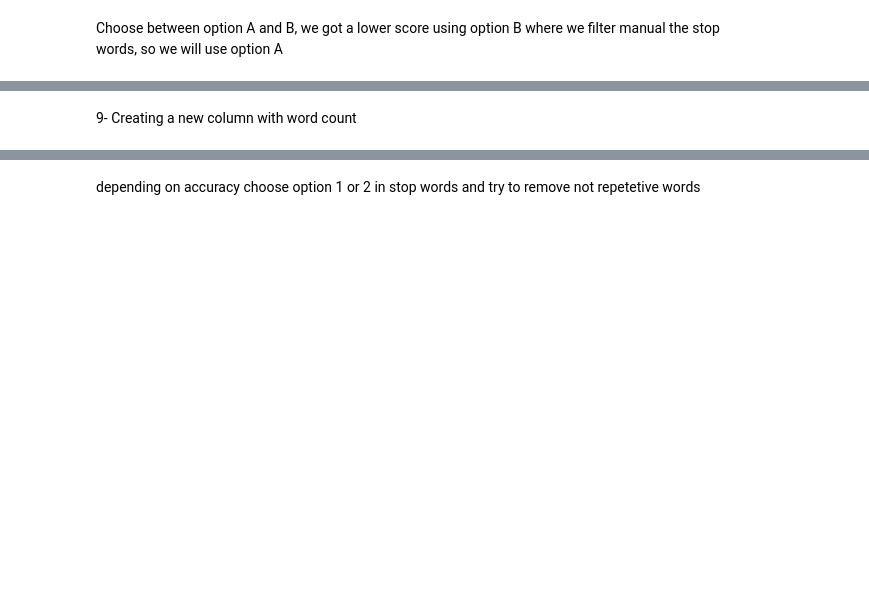
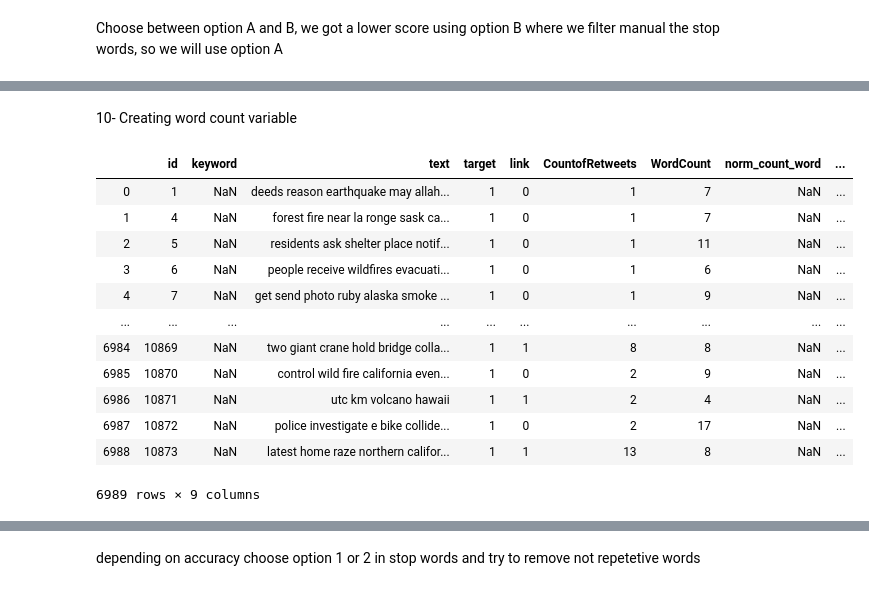
Before and after one commit to tommychum/NLP-ass1, a Jupyter notebook: Twitter_CYRILGEBARA+TOMMASOMERCALDO.ipynb, the cells around one changed output, grey strips where cells are left out. Saved outputs shown, nothing was run; the diff lists cells and outputs as text; code cells hidden in the pictures; blank space fills up the shorter version.

```diff
--- a/Twitter_CYRILGEBARA+TOMMASOMERCALDO.ipynb
+++ b/Twitter_CYRILGEBARA+TOMMASOMERCALDO.ipynb
@@ -226,2 +183,0 @@ Al Residents Asked To 'Shelter In Place Are Being Notified By Oficers No Other E
-# %%
-train['text'] = train['text'].apply(repeatedletters)
@@ -227,0 +186,7 @@ train['text'] = train['text'].apply(repeatedletters)
+# %%
+for i in range(0,len(train)):
+    train.text.iloc[i] = re.sub(r'(.)\1+', r'\1\1', train.text.iloc[i])
+
+
+for i in range(0,len(test)):
+    test.text.iloc[i] = re.sub(r'(.)\1+', r'\1\1', test.text.iloc[i])
@@ -276,17 +246,3 @@ Choose between option A and B, we got a lower score using option B where we filt
 train['text'] = train['text'].apply(common_stopwords)
 # %%
 test['text'] = test['text'].apply(common_stopwords)
-# %%
-#Create our dictionary
-uniqueWordFrequents = {}
-for tweet in train.text:
-    for word in tweet.split():
-        if(word in uniqueWordFrequents.keys()):
-            uniqueWordFrequents[word] += 1
-        else:
-            uniqueWordFrequents[word] = 1
-
-#Convert dictionary to dataFrame
-uniqueWordFrequents = pd.DataFrame.from_dict(uniqueWordFrequents,orient='index',columns=['Word Frequent'])
-uniqueWordFrequents.sort_values(by=['Word Frequent'], inplace=True, ascending=False)
-uniqueWordFrequents.head(10)
@@ -380,2 +270,0 @@ print(repeatedletters((train['text'].iloc[24])))
-# %%
-train['text'] = train['text'].apply(repeatedletters)
@@ -384,4 +271,4 @@ test['text'] = test['text'].apply(repeatedletters)
 # %% [markdown]
-9- Creating a new column with word count
+10- Creating word count variable
 # %%
 train['WordCount'] = train['text'].str.count(' ') + 1
@@ -392 +275,17 @@ train['WordCount'][2]
+# %%
+train['WordCount'] = train['text'].str.count(' ') + 1
+# %% [output]
+|  | id | keyword | text | target | link | CountofRetweets | WordCount | norm_count_word | ... |
+| 0 | 1 | NaN | deeds reason earthquake may allah... | 1 | 0 | 1 | 7 | NaN | ... |
+| 1 | 4 | NaN | forest fire near la ronge sask ca... | 1 | 0 | 1 | 7 | NaN | ... |
+| 2 | 5 | NaN | residents ask shelter place notif... | 1 | 0 | 1 | 11 | NaN | ... |
+| 3 | 6 | NaN | people receive wildfires evacuati... | 1 | 0 | 1 | 6 | NaN | ... |
+| 4 | 7 | NaN | get send photo ruby alaska smoke ... | 1 | 0 | 1 | 9 | NaN | ... |
+| ... | ... | ... | ... | ... | ... | ... | ... | ... | ... |
+| 6984 | 10869 | NaN | two giant crane hold bridge colla... | 1 | 1 | 8 | 8 | NaN | ... |
+| 6985 | 10870 | NaN | control wild fire california even... | 1 | 0 | 2 | 9 | NaN | ... |
+| 6986 | 10871 | NaN | utc km volcano hawaii | 1 | 1 | 2 | 4 | NaN | ... |
+| 6987 | 10872 | NaN | police investigate e bike collide... | 1 | 0 | 2 | 17 | NaN | ... |
+| 6988 | 10873 | NaN | latest home raze northern califor... | 1 | 1 | 13 | 8 | NaN | ... |
+6989 rows × 9 columns
 # %%
```
Also changed, not shown: parts of 57 cells of this notebook.
